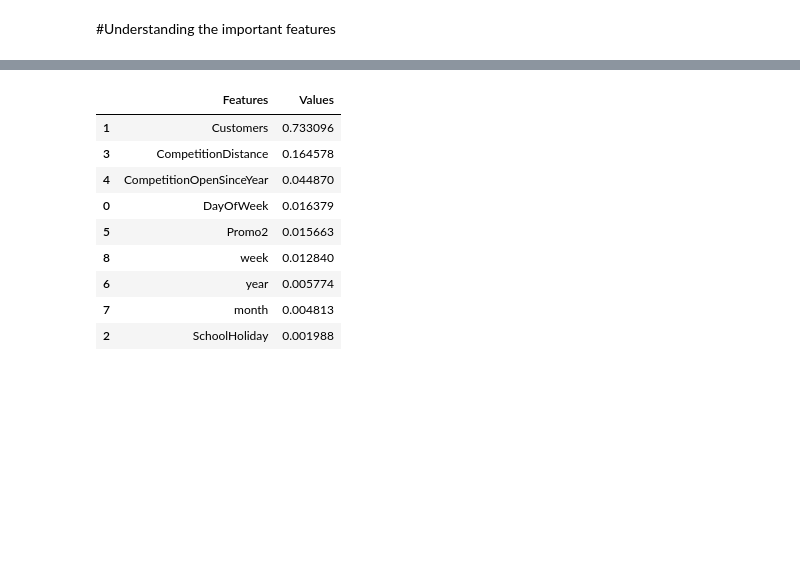
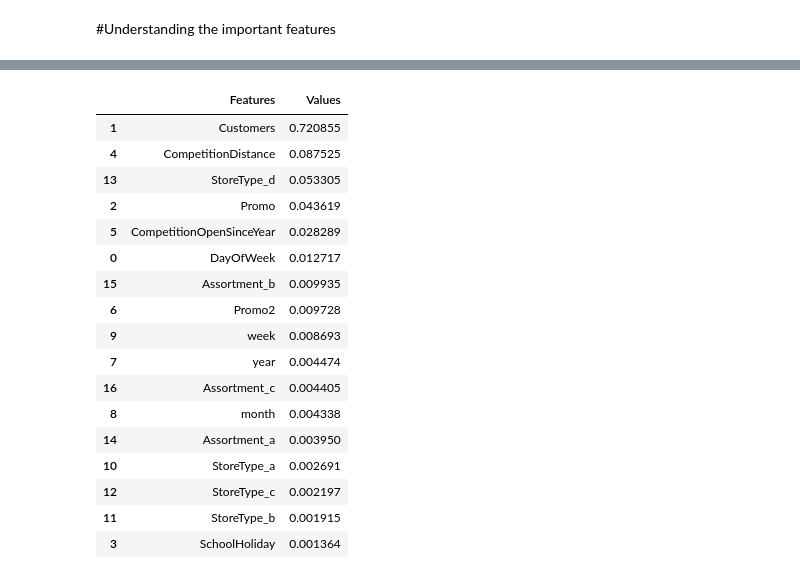
Before and after one commit to aditi10998/Rossmann_sales_prediction, a Jupyter notebook: Copy_of_Rossmann_Sales_Prediction_Capstone_Project.ipynb, the cells around one changed output, grey strips where cells are left out. Saved outputs shown, nothing was run; the diff lists cells and outputs as text; code cells hidden in the pictures; blank space fills up the shorter version.

```diff
--- a/Copy_of_Rossmann_Sales_Prediction_Capstone_Project.ipynb
+++ b/Copy_of_Rossmann_Sales_Prediction_Capstone_Project.ipynb
@@ -481,4 +481,4 @@ ax.grid(False)
 # %%
-merged_df['CompetitionDistance'] = np.log(merged_df['CompetitionDistance'])
+Store_df['CompetitionDistance'] = np.log(Store_df['CompetitionDistance'])
 # %%
 sns.set_theme(rc={'figure.figsize': (8,7)},style='whitegrid',palette='muted')
@@ -624,5 +604,3 @@ plt.show()
-# %%
-merged_df['Sales']=np.log1p(merged_df['Sales'])
 # %% [markdown]
 ### **Analysing Categorical Type with Target Variable.**
 # %% [markdown]
@@ -966,7 +901,7 @@ Index(['DayOfWeek', 'Sales', 'Customers', 'SchoolHoliday',
       dtype='object')
 # %%
 #Fitting the linear model
-x=final_df.drop(['Sales'],axis=1)
+x=select_df.drop(['Sales'],axis=1)
 y=merged_df['Sales']
 # %% [markdown]
 **Train Test Split**
@@ -1246,0 +1180,12 @@ RandomForestRegressor()
+# %%
+from sklearn.ensemble import RandomForestRegressor
+
+param_grid = {  'bootstrap': [True], 'max_depth': [5, 10, None], 'max_features': ['auto', 'log2'], 'n_estimators': [50]}
+rfr = RandomForestRegressor(random_state = 1)
+
+random_forest_model= GridSearchCV(estimator = rfr, param_grid = param_grid,
+
+                          cv = 3, n_jobs = 1, verbose = 0, return_train_score=True)
+
+# # Fit the object to train dataset
+random_forest_model.fit(X_train, y_train)
@@ -1291,21 +1250,29 @@ columns
 # %%
 # getting weights of all the features used in the data
-feature_importance = random_forest_model.feature_importances_
+feature_importance = random_forest_model.best_estimator_.feature_importances_
 # Lets make a dataframe consists of features and values
 feature_importance_df = pd.DataFrame({'Features':columns, 'Values':feature_importance})
 feature_importance_df.sort_values(by=["Values"], inplace=True, ascending=False)
 feature_importance_df
 # %% [output]
 |  | Features | Values |
-| 1 | Customers | 0.733096 |
-| 3 | CompetitionDistance | 0.164578 |
-| 4 | CompetitionOpenSinceYear | 0.044870 |
-| 0 | DayOfWeek | 0.016379 |
-| 5 | Promo2 | 0.015663 |
-| 8 | week | 0.012840 |
-| 6 | year | 0.005774 |
-| 7 | month | 0.004813 |
-| 2 | SchoolHoliday | 0.001988 |
+| 1 | Customers | 0.720855 |
+| 4 | CompetitionDistance | 0.087525 |
+| 13 | StoreType_d | 0.053305 |
+| 2 | Promo | 0.043619 |
+| 5 | CompetitionOpenSinceYear | 0.028289 |
+| 0 | DayOfWeek | 0.012717 |
+| 15 | Assortment_b | 0.009935 |
+| 6 | Promo2 | 0.009728 |
+| 9 | week | 0.008693 |
+| 7 | year | 0.004474 |
+| 16 | Assortment_c | 0.004405 |
+| 8 | month | 0.004338 |
+| 14 | Assortment_a | 0.003950 |
+| 10 | StoreType_a | 0.002691 |
+| 12 | StoreType_c | 0.002197 |
+| 11 | StoreType_b | 0.001915 |
+| 3 | SchoolHoliday | 0.001364 |
 # %%
 # Feature Importance
 plt.figure(figsize=(15,6))
```
Also changed, not shown: parts of 40 cells of this notebook.
